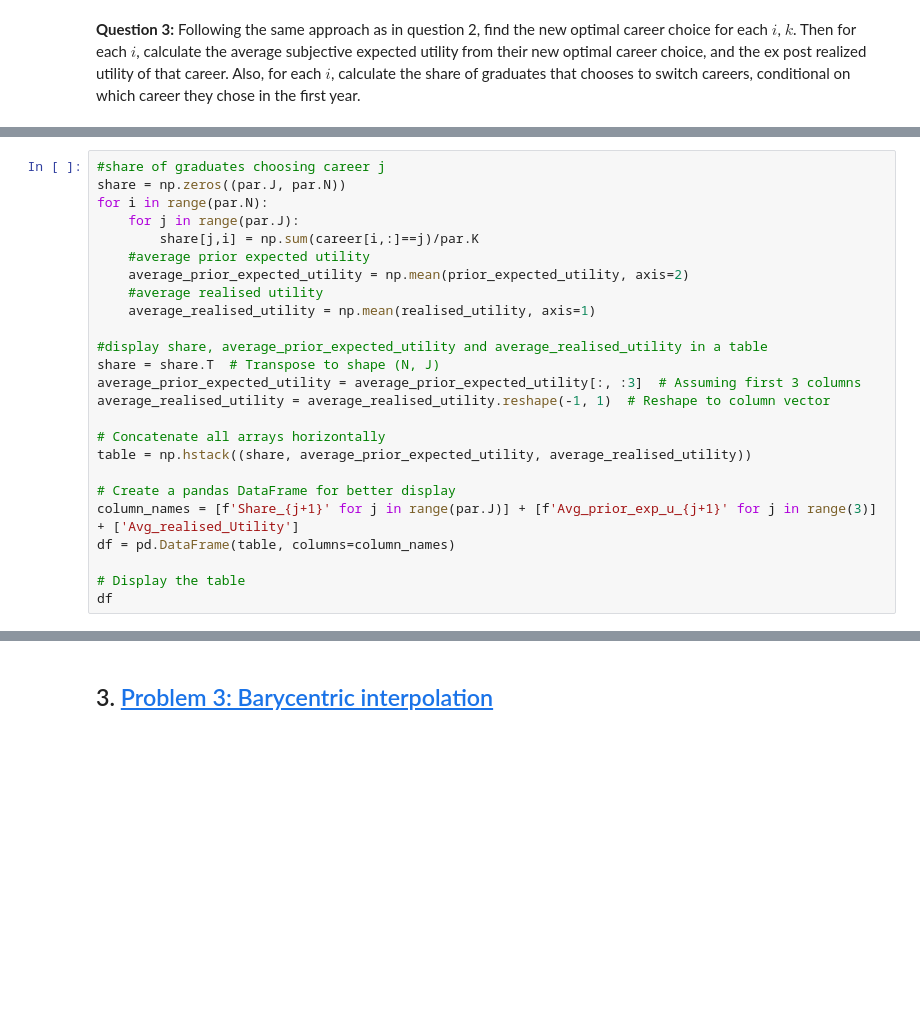
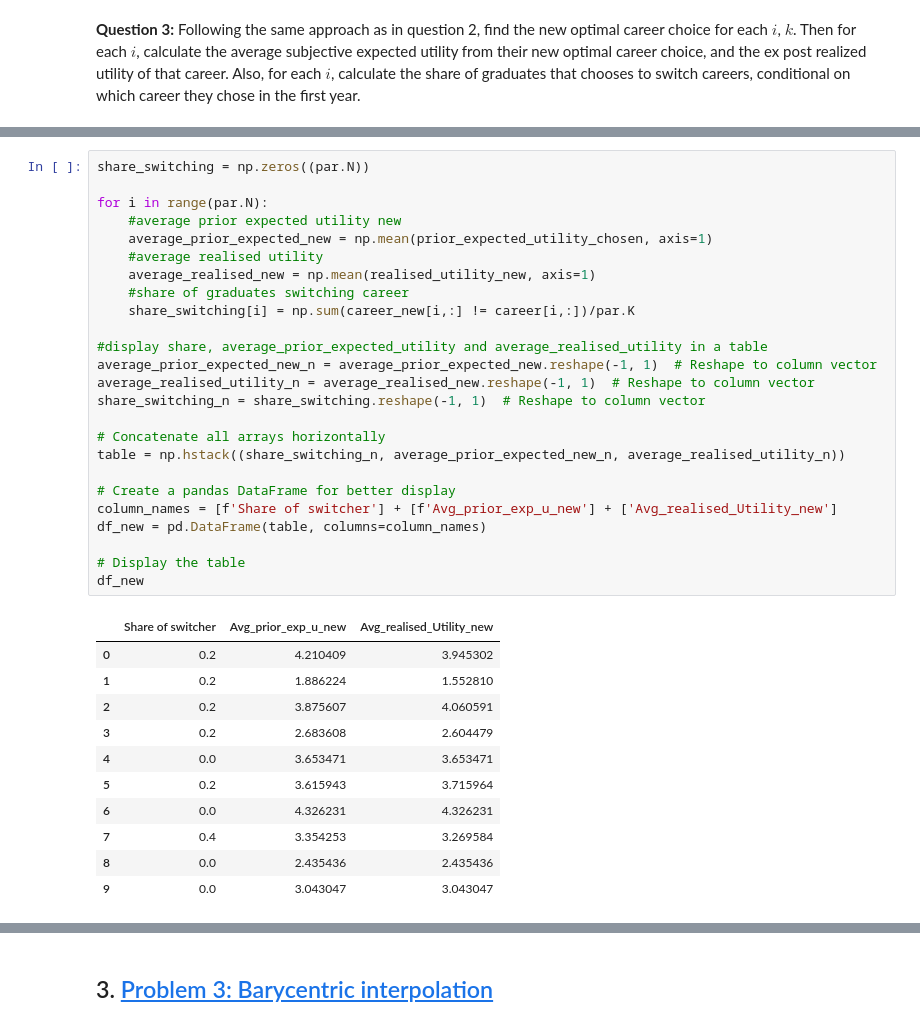
Before and after one commit to NumEconCopenhagen/projects-2024-anna-vithusha-og-barbara, a Jupyter notebook: Examproject/exam_2024.ipynb, the cells around one changed output, grey strips where cells are left out. Drawn from its saved outputs; the diff is of its cells as text; blank space fills up the shorter version.

```diff
--- a/Examproject/exam_2024.ipynb
+++ b/Examproject/exam_2024.ipynb
@@ -491,25 +497,37 @@ Prior Expected Utility (not chosen careers - 1):
 # %%
-#share of graduates choosing career j
-share = np.zeros((par.J, par.N))
+share_switching = np.zeros((par.N))
+
 for i in range(par.N):
-    for j in range(par.J):
-        share[j,i] = np.sum(career[i,:]==j)/par.K
-    #average prior expected utility
-    average_prior_expected_utility = np.mean(prior_expected_utility, axis=2)
+    #average prior expected utility new
+    average_prior_expected_new = np.mean(prior_expected_utility_chosen, axis=1)
     #average realised utility
-    average_realised_utility = np.mean(realised_utility, axis=1)
+    average_realised_new = np.mean(realised_utility_new, axis=1)
+    #share of graduates switching career
+    share_switching[i] = np.sum(career_new[i,:] != career[i,:])/par.K
 
 #display share, average_prior_expected_utility and average_realised_utility in a table
-share = share.T  # Transpose to shape (N, J)
-average_prior_expected_utility = average_prior_expected_utility[:, :3]  # Assuming first 3 columns
-average_realised_utility = average_realised_utility.reshape(-1, 1)  # Reshape to column vector
+average_prior_expected_new_n = average_prior_expected_new.reshape(-1, 1)  # Reshape to column vector
+average_realised_utility_n = average_realised_new.reshape(-1, 1)  # Reshape to column vector
+share_switching_n = share_switching.reshape(-1, 1)  # Reshape to column vector
 
 # Concatenate all arrays horizontally
-table = np.hstack((share, average_prior_expected_utility, average_realised_utility))
+table = np.hstack((share_switching_n, average_prior_expected_new_n, average_realised_utility_n))
 
 # Create a pandas DataFrame for better display
-column_names = [f'Share_{j+1}' for j in range(par.J)] + [f'Avg_prior_exp_u_{j+1}' for j in range(3)] + ['Avg_realised_Utility']
-df = pd.DataFrame(table, columns=column_names)
+column_names = [f'Share of switcher'] + [f'Avg_prior_exp_u_new'] + ['Avg_realised_Utility_new']
+df_new = pd.DataFrame(table, columns=column_names)
 
 # Display the table
-df
+df_new
+# %% [output]
+|  | Share of switcher | Avg_prior_exp_u_new | Avg_realised_Utility_new |
+| 0 | 0.2 | 4.210409 | 3.945302 |
+| 1 | 0.2 | 1.886224 | 1.552810 |
+| 2 | 0.2 | 3.875607 | 4.060591 |
+| 3 | 0.2 | 2.683608 | 2.604479 |
+| 4 | 0.0 | 3.653471 | 3.653471 |
+| 5 | 0.2 | 3.615943 | 3.715964 |
+| 6 | 0.0 | 4.326231 | 4.326231 |
+| 7 | 0.4 | 3.354253 | 3.269584 |
+| 8 | 0.0 | 2.435436 | 2.435436 |
+| 9 | 0.0 | 3.043047 | 3.043047 |
```
Also changed, not shown: parts of 6 cells of this notebook.
